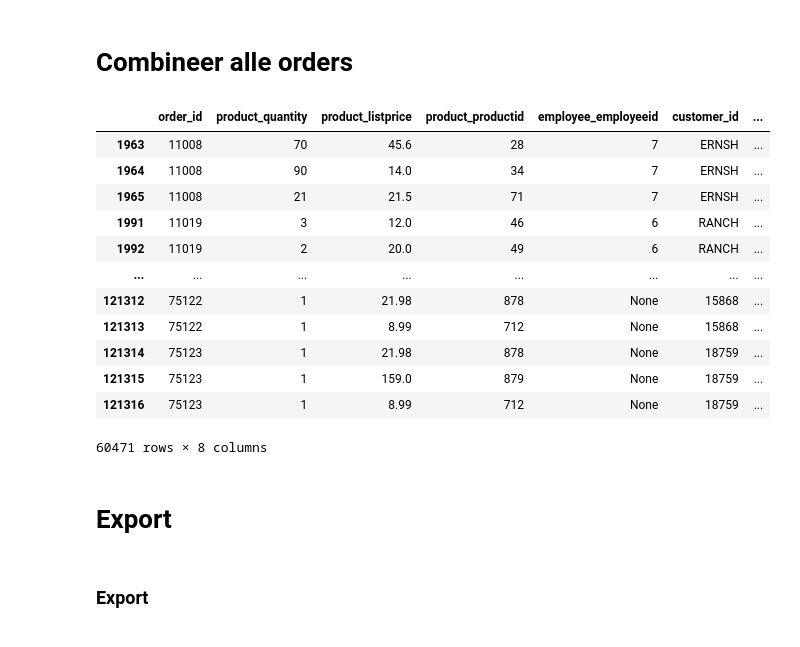
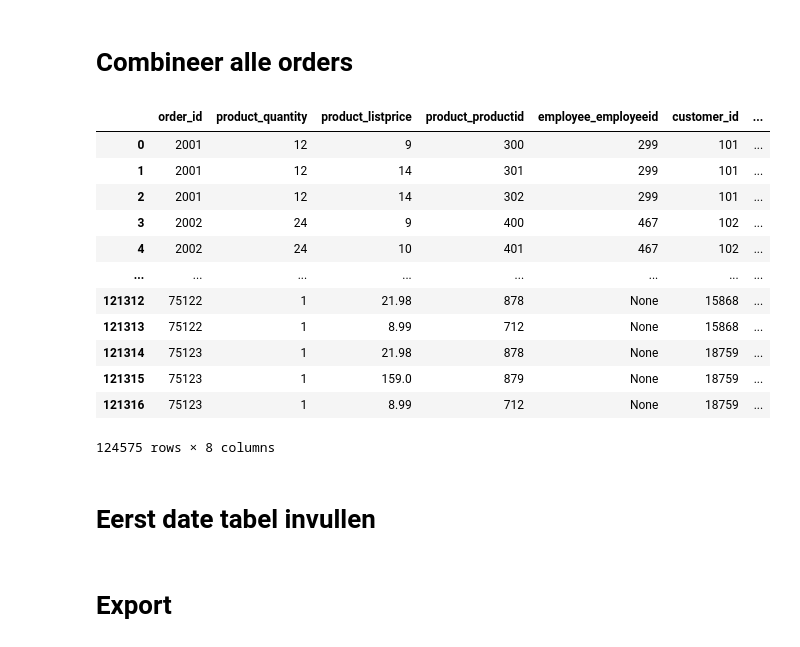
Before and after one commit to JordiPan/United-Outdoors, a Jupyter notebook: python/SelectOrderDetails.ipynb, the cells around one changed output. Cells and saved outputs as stored; diff of their text form; code cells hidden in the pictures.

```diff
--- a/python/SelectOrderDetails.ipynb
+++ b/python/SelectOrderDetails.ipynb
@@ -113,21 +113,22 @@ aw_order_combo_trim
 # %%
 aenc_en_nw_orders = pd.concat([aenc_order_combo_trim, nw_order_combo_trim])
 alle_orders = pd.concat([aenc_en_nw_orders, aw_order_combo_trim])
 alle_orders = alle_orders.where(pd.notna(alle_orders), None)
-# Replace NaT values with None
-alle_orders['shipping_date'] = alle_orders['shipping_date'].where(pd.notnull(alle_orders['shipping_date']), None)
 alle_orders.shipping_date = alle_orders.shipping_date.astype(object).where(alle_orders.shipping_date.notnull(), None)
+alle_orders
 # %% [output]
 |  | order_id | product_quantity | product_listprice | product_productid | employee_employeeid | customer_id | ... |
-| 1963 | 11008 | 70 | 45.6 | 28 | 7 | ERNSH | ... |
-| 1964 | 11008 | 90 | 14.0 | 34 | 7 | ERNSH | ... |
-| 1965 | 11008 | 21 | 21.5 | 71 | 7 | ERNSH | ... |
-| 1991 | 11019 | 3 | 12.0 | 46 | 6 | RANCH | ... |
-| 1992 | 11019 | 2 | 20.0 | 49 | 6 | RANCH | ... |
+| 0 | 2001 | 12 | 9 | 300 | 299 | 101 | ... |
+| 1 | 2001 | 12 | 14 | 301 | 299 | 101 | ... |
+| 2 | 2001 | 12 | 14 | 302 | 299 | 101 | ... |
+| 3 | 2002 | 24 | 9 | 400 | 467 | 102 | ... |
+| 4 | 2002 | 24 | 10 | 401 | 467 | 102 | ... |
 | ... | ... | ... | ... | ... | ... | ... | ... |
 | 121312 | 75122 | 1 | 21.98 | 878 | None | 15868 | ... |
 | 121313 | 75122 | 1 | 8.99 | 712 | None | 15868 | ... |
 | 121314 | 75123 | 1 | 21.98 | 878 | None | 18759 | ... |
 | 121315 | 75123 | 1 | 159.0 | 879 | None | 18759 | ... |
 | 121316 | 75123 | 1 | 8.99 | 712 | None | 18759 | ... |
-60471 rows × 8 columns
+124575 rows × 8 columns
+# %% [markdown]
+# Eerst date tabel invullen
@@ -168,5 +210,3 @@ for index, row in alle_orders.iterrows():
         print("Foutieve query: ", query)
 
 export_conn.commit()
-# %% [markdown]
-### Export
```
Also changed, not shown: parts of 5 cells of this notebook.
